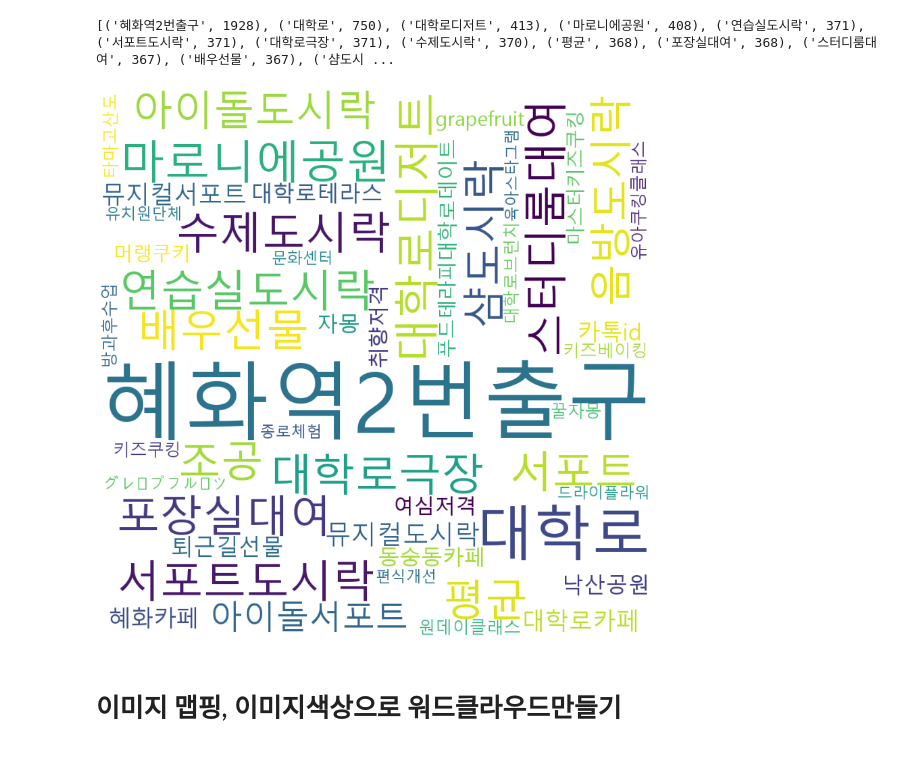
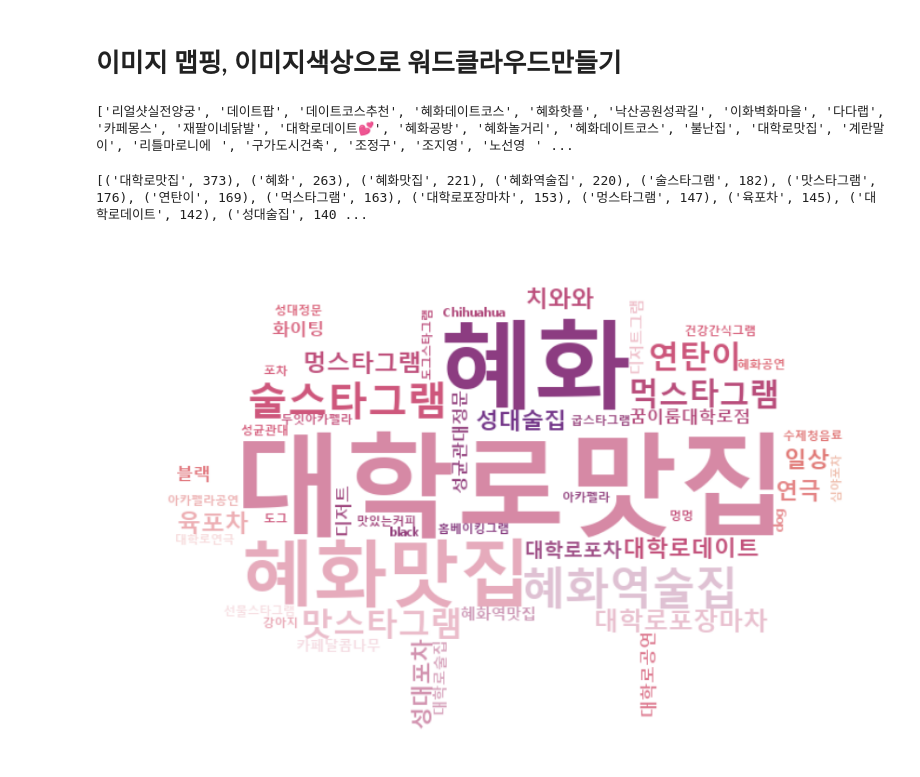
Before and after one commit to JamesLeeeeeee/10-12-project_02, a Jupyter notebook: 시각화/해시태그_워드클라우드.ipynb, the cells around one changed output. Saved outputs shown, nothing was run; the diff lists cells and outputs as text; code cells hidden in the pictures.

```diff
--- a/시각화/해시태그_워드클라우드.ipynb
+++ b/시각화/해시태그_워드클라우드.ipynb
@@ -22,34 +1,62 @@ from wordcloud import WordCloud
-# %%
-#해시태그 개수 카운트
-count = Counter(tags)
-#상위 50개 출력
-tag_list = count.most_common(50)
-print(tag_list)
-# %% [output]
-[('혜화역2번출구', 1928), ('대학로', 750), ('대학로디저트', 413), ('마로니에공원', 408), ('연습실도시락', 371), ('서포트도시락', 371), ('대학로극장', 371), ('수제도시락', 370), ('평균', 368), ('포장실대여', 368), ('스터디룸대여', 367), ('배우선물', 367), ('샴도시 ...
-# %%
-import matplotlib.pyplot as plt
-#워드클라우드 만들기
-#폰트, 배경, 크기 등 설정
-wc = WordCloud(font_path='c:/Windows/Fonts/malgun.ttf',\
-              background_color = 'white',\
-              width = 1000,\
-              height = 1000,\
-              max_words = 50,\
-              max_font_size = 300)
-plt.figure(figsize=(15,15)) #그래프 사이즈 지정
-wc.generate_from_frequencies(dict(tag_list)) #빈도수에 따라 폰트 크기결정
-# wc.to_file('keyword.png') #png파일로 저장
-plt.imshow(wc)
-plt.axis('off') #가로,세로 축 제거
-plt.show()
-# %% [output]
-[figure, removed]
 # %% [markdown]
 # 이미지 맵핑, 이미지색상으로 워드클라우드만들기
+# %%
+import json
+#Load in cookie
+cookies = json.load(open('2.JSON자료\혜화역4번출구_.json', 'rb'))
+#해시태그 데이터 불러오기
+dates = sum(cookies['hashtag'],[])
+# print(dates)
+tags = []
+for i in dates:
+    tag = i.split('#') #해시태그끼리 붙어있는거 개별로 담기
+    for j in tag:
+        if '' == j:
+            pass
+        elif '혜화역4번출구' == j:
+            pass
+        elif '혜화역' == j:
+            pass
+        elif '대학로' == j:
+            pass
+        elif '도시락' in j:
+            pass
+
+        else:
+            tags.append(j)
+
+print(tags)
+# %% [output]
+['리얼샷실전양궁', '데이트팝', '데이트코스추천', '혜화데이트코스', '혜화핫플', '낙산공원성곽길', '이화벽화마을', '다다랩', '카페몽스', '재팔이네닭발', '대학로데이트💕', '혜화공방', '혜화놀거리', '혜화데이트코스', '불난집', '대학로맛집', '계란말이', '리틀마로니에⠀', '구가도시건축', '조정구', '조지영', '노선영⠀' ...
+# %%
+from collections import Counter
+#해시태그 개수 카운트
+count = Counter(tags)
+#상위 50개 출력
+tag_list = count.most_common(50)
+print(tag_list)
+# %% [output]
+[('대학로맛집', 373), ('혜화', 263), ('혜화맛집', 221), ('혜화역술집', 220), ('술스타그램', 182), ('맛스타그램', 176), ('연탄이', 169), ('먹스타그램', 163), ('대학로포장마차', 153), ('멍스타그램', 147), ('육포차', 145), ('대학로데이트', 142), ('성대술집', 140 ...
 # %%
 import numpy as np # 이미지 데이터를 다루기 위해
 import pandas as pd # 데이터를 다루기 위한 라이브러리
 from wordcloud import WordCloud, STOPWORDS, ImageColorGenerator # wordcloud 라이브러리
 from PIL import Image # 이미지를 위한 라이브러리
 import matplotlib.pyplot as plt # 그래프 및 이미지화 라이브러리
+wine_mask = np.array(Image.open('hwa_map.jpg'))
+wordcloud = WordCloud(font_path='1.font\malgunbd.ttf', background_color='white',
+                      stopwords=stopwords,
+                      mask=wine_mask,
+                      width = 1000,
+                      height = 1000,
+                      max_words = 50,
+                      max_font_size = 300).generate_from_frequencies(dict(tag_list))
+image_colors = ImageColorGenerator(wine_mask)
+wordcloud = wordcloud.recolor(color_func=image_colors)
+plt.figure(figsize=(15,15))
+plt.axis('off')
+plt.imshow(wordcloud, interpolation='bilinear')
+plt.savefig("혜화역4번출구_워드클라우드.png", bbox_inches="tight")
+plt.show()
+# %% [output]
+[figure, added]
```
Also changed, not shown: parts of 3 cells of this notebook, 19 other files.
